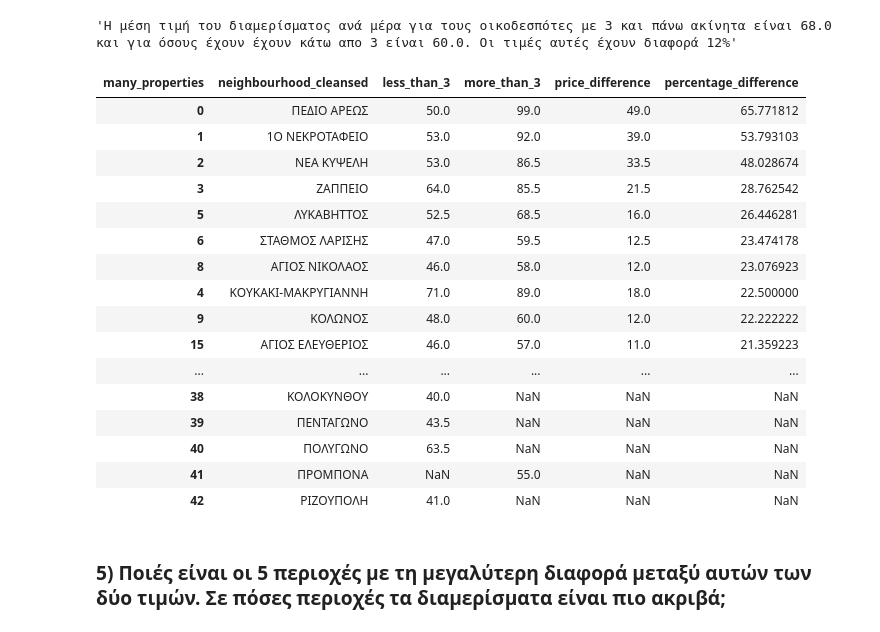
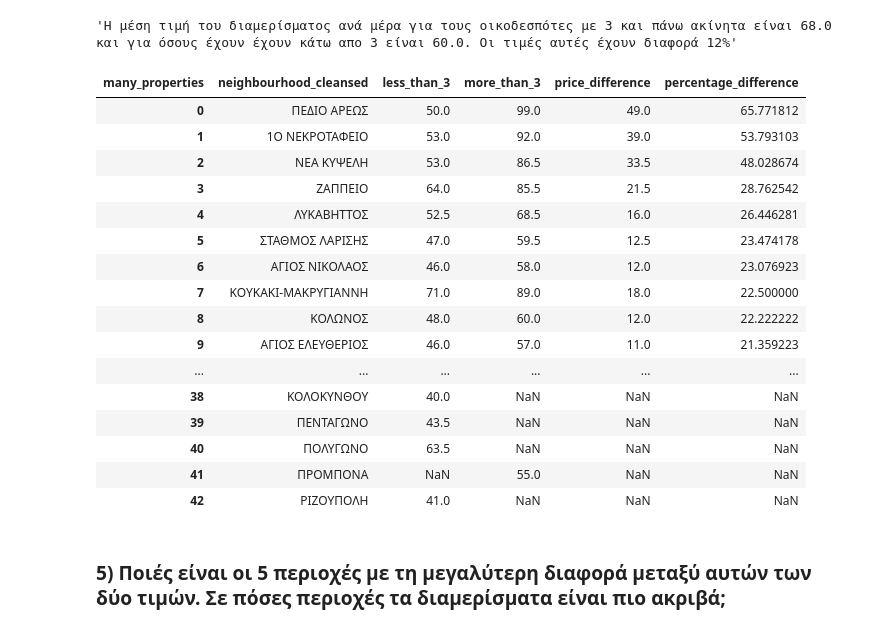
Before and after one commit to ChrysoulaMarinou/airbnb_entrepreneurship, a Jupyter notebook: Airbnb_same_apartments.ipynb, the cells around one changed output. Saved outputs shown, nothing was run; the diff lists cells and outputs as text; code cells hidden in the pictures.

```diff
--- a/Airbnb_same_apartments.ipynb
+++ b/Airbnb_same_apartments.ipynb
@@ -185,7 +203,7 @@ for i, item in pay_comp.iterrows():
 # %%
 #  βρίσκουμε την διαφορά για κάθε περιοχή
 pay_comp['percentage_difference'] = ((pay_comp['more_than_3'] - pay_comp['less_than_3']) / ((pay_comp['more_than_3'] + pay_comp['less_than_3']) / 2)) * 100
-pay_comp=pay_comp.sort_values(by='percentage_difference', ascending=False)
+pay_comp=pay_comp.sort_values(by='percentage_difference', ascending=False).reset_index(drop=True).copy()
 # %% [markdown]
 # Ερωτήσεις
 # %% [markdown]
@@ -249,21 +265,20 @@ text
 # %% [output]
 'Η μέση τιμή του διαμερίσματος ανά μέρα για τους οικοδεσπότες με 3 και πάνω ακίνητα είναι 68.0 και για όσους έχουν έχουν κάτω απο 3 είναι 60.0. Οι τιμές αυτές έχουν διαφορά 12%'
 # %%
-text=f'Για κάθε περιοχή ξεχωριστά:'
-text
+# Για κάθε περιοχή ξεχωριστά:'
 pay_comp
 # %% [output]
 | many_properties | neighbourhood_cleansed | less_than_3 | more_than_3 | price_difference | percentage_difference |
 | 0 | ΠΕΔΙΟ ΑΡΕΩΣ | 50.0 | 99.0 | 49.0 | 65.771812 |
 | 1 | 1Ο ΝΕΚΡΟΤΑΦΕΙΟ | 53.0 | 92.0 | 39.0 | 53.793103 |
 | 2 | ΝΕΑ ΚΥΨΕΛΗ | 53.0 | 86.5 | 33.5 | 48.028674 |
 | 3 | ΖΑΠΠΕΙΟ | 64.0 | 85.5 | 21.5 | 28.762542 |
-| 5 | ΛΥΚΑΒΗΤΤΟΣ | 52.5 | 68.5 | 16.0 | 26.446281 |
-| 6 | ΣΤΑΘΜΟΣ ΛΑΡΙΣΗΣ | 47.0 | 59.5 | 12.5 | 23.474178 |
-| 8 | ΑΓΙΟΣ ΝΙΚΟΛΑΟΣ | 46.0 | 58.0 | 12.0 | 23.076923 |
-| 4 | ΚΟΥΚΑΚΙ-ΜΑΚΡΥΓΙΑΝΝΗ | 71.0 | 89.0 | 18.0 | 22.500000 |
-| 9 | ΚΟΛΩΝΟΣ | 48.0 | 60.0 | 12.0 | 22.222222 |
-| 15 | ΑΓΙΟΣ ΕΛΕΥΘΕΡΙΟΣ | 46.0 | 57.0 | 11.0 | 21.359223 |
+| 4 | ΛΥΚΑΒΗΤΤΟΣ | 52.5 | 68.5 | 16.0 | 26.446281 |
+| 5 | ΣΤΑΘΜΟΣ ΛΑΡΙΣΗΣ | 47.0 | 59.5 | 12.5 | 23.474178 |
+| 6 | ΑΓΙΟΣ ΝΙΚΟΛΑΟΣ | 46.0 | 58.0 | 12.0 | 23.076923 |
+| 7 | ΚΟΥΚΑΚΙ-ΜΑΚΡΥΓΙΑΝΝΗ | 71.0 | 89.0 | 18.0 | 22.500000 |
+| 8 | ΚΟΛΩΝΟΣ | 48.0 | 60.0 | 12.0 | 22.222222 |
+| 9 | ΑΓΙΟΣ ΕΛΕΥΘΕΡΙΟΣ | 46.0 | 57.0 | 11.0 | 21.359223 |
 | ... | ... | ... | ... | ... | ... |
 | 38 | ΚΟΛΟΚΥΝΘΟΥ | 40.0 | NaN | NaN | NaN |
 | 39 | ΠΕΝΤΑΓΩΝΟ | 43.5 | NaN | NaN | NaN |
```
Also changed, not shown: parts of 8 cells of this notebook, 1 other file.
